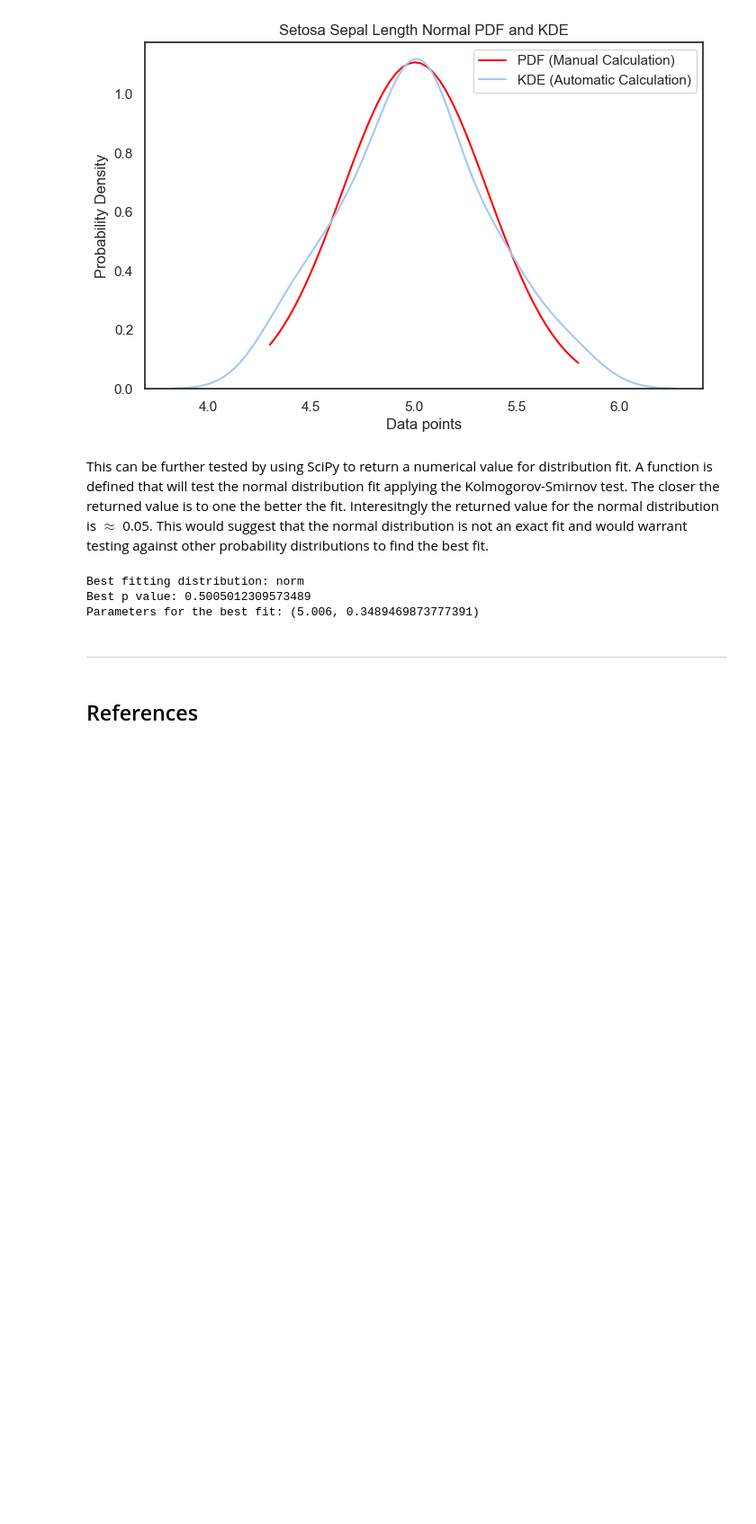
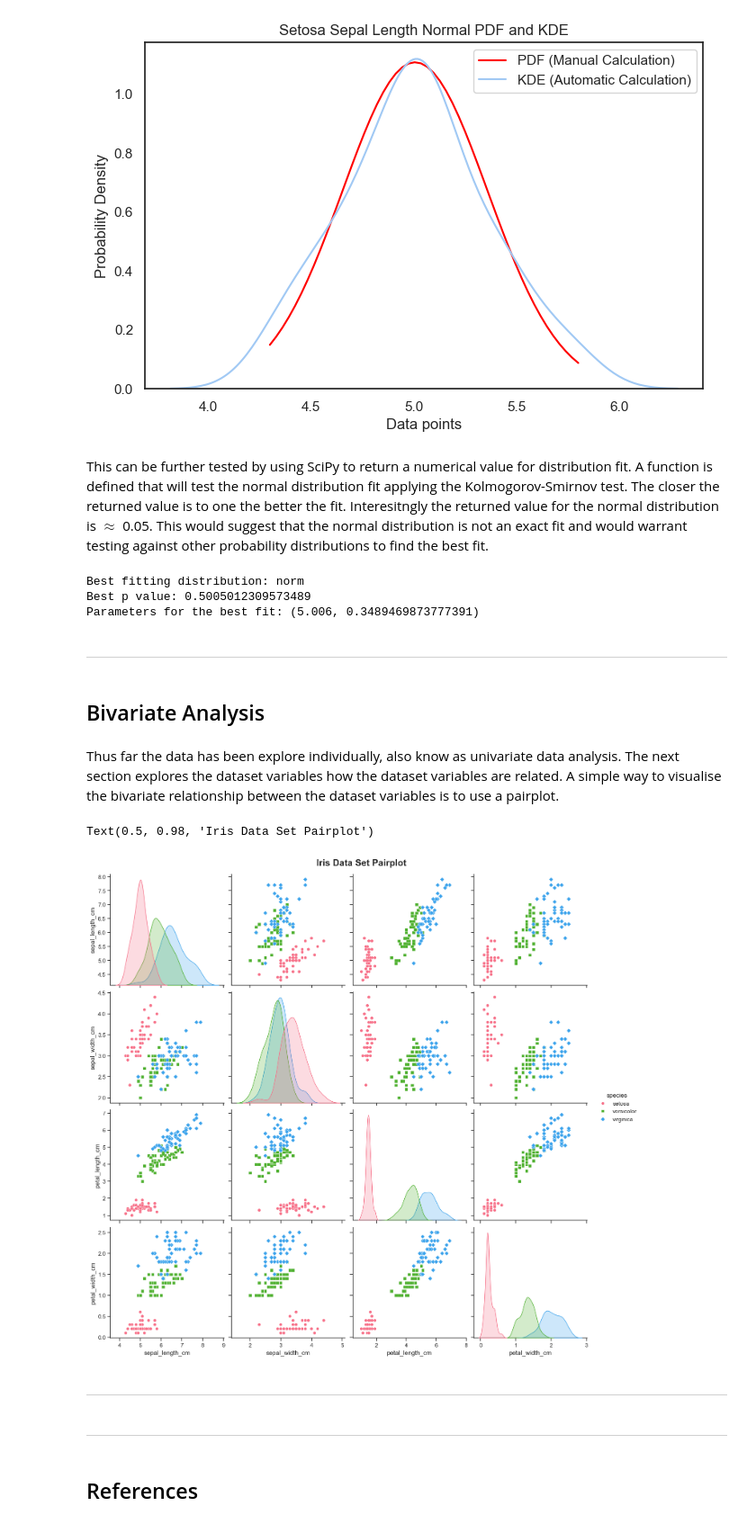
Before and after one commit to humphs078/data_analysis_fundamentals, a Jupyter notebook: project.ipynb, the cells around one changed output. Shown at 90% size. Cells and saved outputs as stored; diff of their text form; code cells hidden in the pictures; blank space fills up the shorter version.

Commit message:
Add secrtion on bivariate analysis and plot pairplots.

```diff
--- a/project.ipynb
+++ b/project.ipynb
@@ -506,6 +510,24 @@ Best p value: 0.5005012309573489
 Parameters for the best fit: (5.006, 0.3489469873777391)
 # %% [markdown]
 ---
+# %% [markdown]
+## Bivariate Analysis <a id="bivariate-analysis"></a>
+# %% [markdown]
+Thus far the data has been explore individually, also know as univariate data analysis. The next section explores the dataset variables how the dataset variables are related. A simple way to visualise the bivariate relationship between the dataset variables is to use a pairplot.
+# %%
+plt.rcParams["figure.figsize"] = [7.50, 3.50]
+plt.rcParams["figure.autolayout"] = True
+sns.set(style="ticks", color_codes=True)
+pp = sns.pairplot(iris_ds_features, hue="species", height=3.5, diag_kind="kde", palette="husl", markers=["o", "s", "D"])
+pp.fig.subplots_adjust(top=.95)
+pp.fig.suptitle("Iris Data Set Pairplot", fontsize=18, weight='bold')
+# %% [output]
+Text(0.5, 0.98, 'Iris Data Set Pairplot')
+[figure, added]
+# %% [markdown]
+---
+# %% [markdown]
+---
 # %% [markdown]
 ## References <a id="references"></a>
 # %% [markdown]
```
Also changed, not shown: parts of 6 cells of this notebook.
